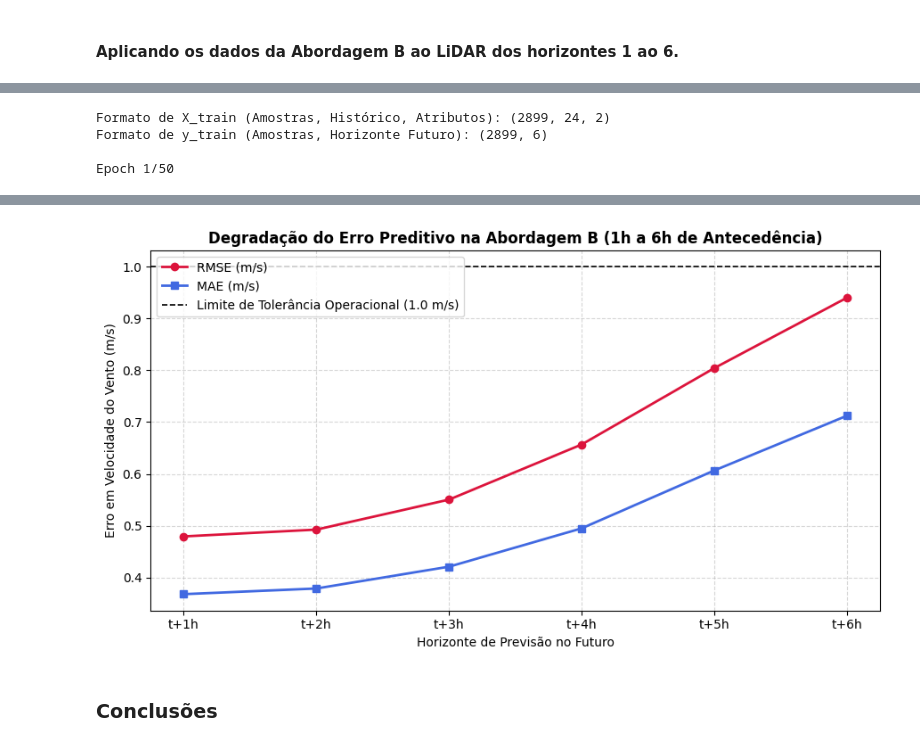
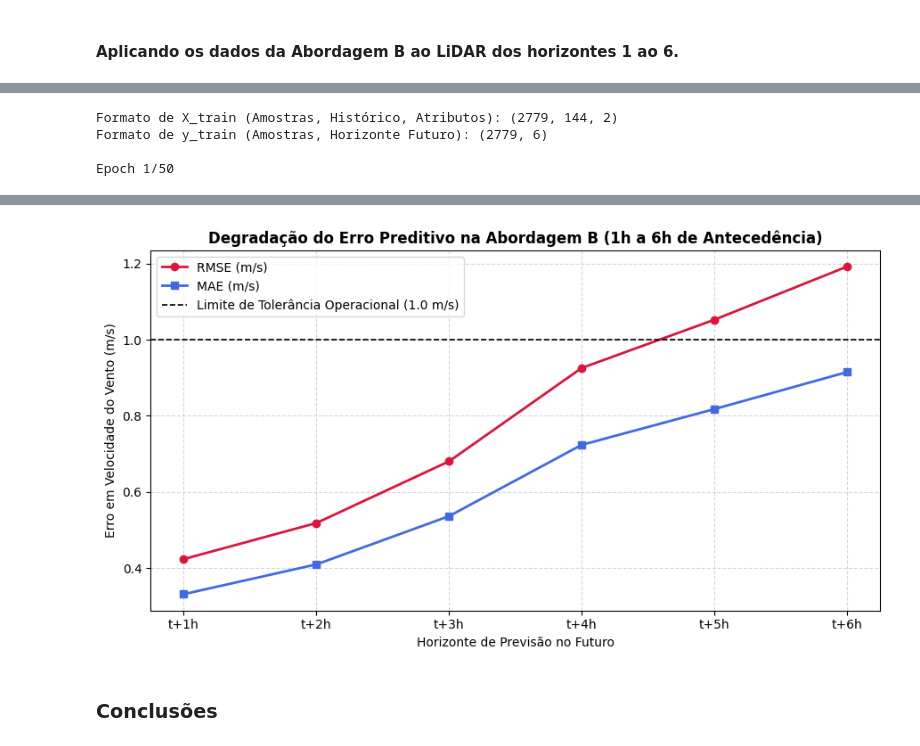
Before and after one commit to Ig0r-or/Wind-Speed-Forecasting-Using-LiDAR-ERA5-and-Deep-Learning, a Jupyter notebook: notebooks/2_1_LSTM_Unidirecional.ipynb, the cells around one changed output, grey strips where cells are left out. Drawn from its saved outputs; the diff is of its cells as text; code cells hidden in the pictures.

```diff
--- a/notebooks/2_1_LSTM_Unidirecional.ipynb
+++ b/notebooks/2_1_LSTM_Unidirecional.ipynb
@@ -272,7 +273,7 @@ RMSE: 0.073 m/s | MAE: 0.053 m/s | R²: 0.997 | Pearson (r): 0.999
 # 9. CRIAÇÃO DE SEQUÊNCIAS MULTI-STEP (1 passo -> 6 passos)
 # A ideia é entender se o modelo é capaz de se auto-prever em um horizonte de 6 passos
 # ==========================================
-def create_multistep_sequences(X_data, y_data, lookback=24, horizon=6):
+def create_multistep_sequences(X_data, y_data, lookback=144, horizon=6):
   X_out, y_out = [], []
   # Garante que haja pontos suficientes para cobrir o lookback E o horizonte completo
   for i in range(len(X_data) - lookback - horizon + 1):
@@ -281,7 +282,7 @@ def create_multistep_sequences(X_data, y_data, lookback=24, horizon=6):
     y_out.append(y_data[i + lookback : i + lookback + horizon, 0])
   return np.array(X_out), np.array(y_out)
 
-LOOKBACK = 24  # 24 horas de histórico passado
+LOOKBACK = 144  # 24 horas de histórico passado
 HORIZON = 6  # 6 horas de previsão futura
 
 X_train, y_train = create_multistep_sequences(
@@ -326,7 +327,7 @@ history = model.fit(
     y_train,
     validation_data=(X_val, y_val),
     epochs=50,
-    batch_size=32,
+    batch_size=64,
     callbacks=[early_stop, reduce_lr],
     verbose=1,
 )
@@ -693,6 +694,6 @@ RMSE: 0.479 m/s | MAE: 0.366 m/s | R²: 0.933 | Pearson (r): 0.966
 # %%
 # ==========================================
-# 1. CARREGAMENTO E PREPARAÇÃO DOS DADOS (Abordagem A)
+# 1. CARREGAMENTO E PREPARAÇÃO DOS DADOS (Abordagem B)
 # ==========================================
 df = pd.read_parquet("data/approach_b.parquet")
 
@@ -727,7 +728,7 @@ y_test_raw = scaler_y.transform(test_df[[target]])
 # ==========================================
 # 4. CRIAÇÃO DE SEQUÊNCIAS MULTI-STEP (24h -> 6h)
 # ==========================================
-def create_multistep_sequences(X_data, y_data, lookback=24, horizon=6):
+def create_multistep_sequences(X_data, y_data, lookback=144, horizon=6):
   X_out, y_out = [], []
   # Garante que haja pontos suficientes para cobrir o lookback E o horizonte completo
   for i in range(len(X_data) - lookback - horizon + 1):
@@ -736,7 +737,7 @@ def create_multistep_sequences(X_data, y_data, lookback=24, horizon=6):
     y_out.append(y_data[i + lookback : i + lookback + horizon, 0])
   return np.array(X_out), np.array(y_out)
 
-LOOKBACK = 24  # 24 horas de histórico passado
+LOOKBACK = 144  # 24 horas de histórico passado
 HORIZON = 6  # 6 horas de previsão futura
 
 X_train, y_train = create_multistep_sequences(
@@ -781,7 +782,7 @@ history = model.fit(
     y_train,
     validation_data=(X_val, y_val),
     epochs=50,
-    batch_size=32,
+    batch_size=64,
     callbacks=[early_stop, reduce_lr],
     verbose=1,
 )
@@ -937,7 +938,7 @@ y_test_raw = scaler_y.transform(test_df[[target]])
 # ==========================================
 # 4. CRIAÇÃO DE SEQUÊNCIAS MULTI-STEP (24h -> 6h)
 # ==========================================
-def create_multistep_sequences(X_data, y_data, lookback=24, horizon=6):
+def create_multistep_sequences(X_data, y_data, lookback=144, horizon=6):
   X_out, y_out = [], []
   # Garante que haja pontos suficientes para cobrir o lookback E o horizonte completo
   for i in range(len(X_data) - lookback - horizon + 1):
@@ -946,7 +947,7 @@ def create_multistep_sequences(X_data, y_data, lookback=24, horizon=6):
     y_out.append(y_data[i + lookback : i + lookback + horizon, 0])
   return np.array(X_out), np.array(y_out)
 
-LOOKBACK = 24  # 24 horas de histórico passado
+LOOKBACK = 144  # 24 horas de histórico passado
 HORIZON = 6  # 6 horas de previsão futura
 
 X_train, y_train = create_multistep_sequences(
@@ -991,7 +992,7 @@ history = model.fit(
     y_train,
     validation_data=(X_val, y_val),
     epochs=50,
-    batch_size=32,
+    batch_size=64,
     callbacks=[early_stop, reduce_lr],
     verbose=1,
 )
@@ -1088,7 +1089,7 @@ plt.legend(loc="upper left")
 plt.tight_layout()
 plt.show()
 # %% [output]
-Formato de X_train (Amostras, Histórico, Atributos): (2899, 24, 2)
-Formato de y_train (Amostras, Horizonte Futuro): (2899, 6)
+Formato de X_train (Amostras, Histórico, Atributos): (2779, 144, 2)
+Formato de y_train (Amostras, Horizonte Futuro): (2779, 6)
 
 Epoch 1/50
@@ -1111,4 +1112,4 @@ MÉTRICA GLOBAL (Média 6h) -> RMSE: 0.675 m/s | MAE: 0.497 m/s | R²: 0.866
 ========================================================
-[figure, old version]
+[figure, new version]
 # %% [markdown]
 ### Conclusões
```
Also changed, not shown: parts of 5 cells of this notebook.
